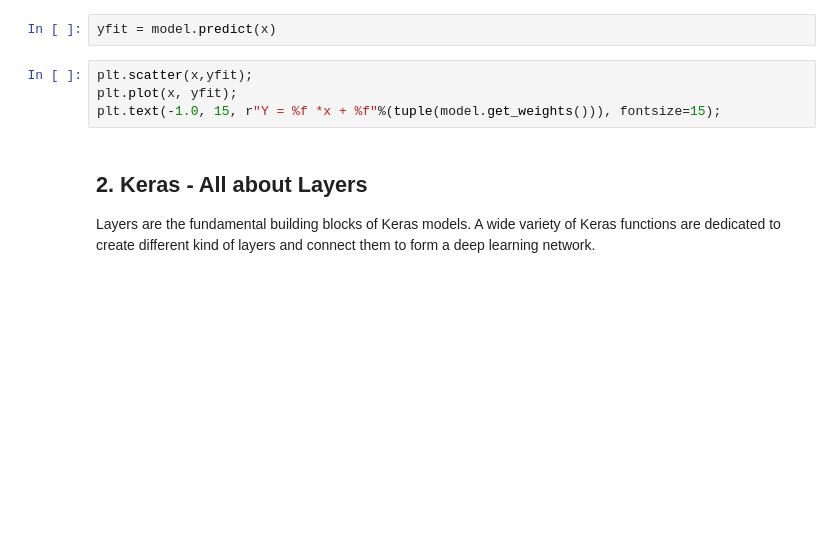
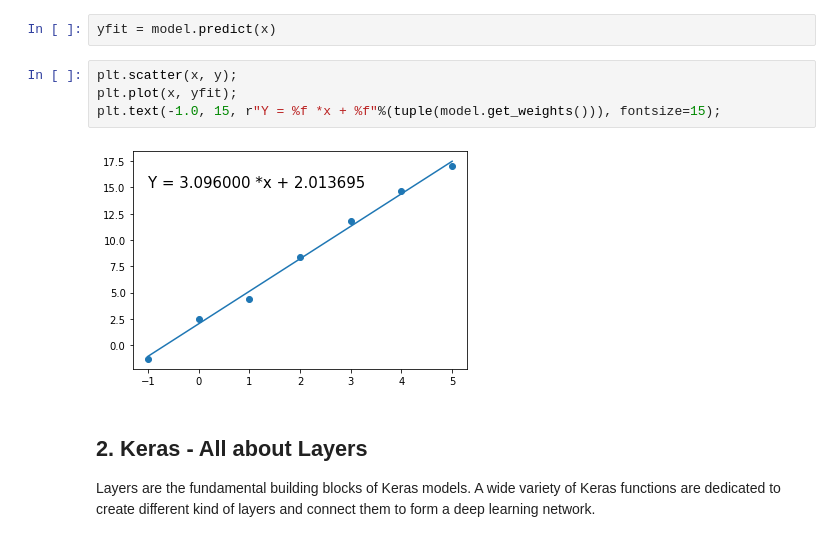
Before and after one commit to jtao/dswebinar, a Jupyter notebook: keras/keras.ipynb, the cells around one changed output. Saved outputs shown, nothing was run; the diff lists cells and outputs as text; blank space fills up the shorter version.

```diff
--- a/keras/keras.ipynb
+++ b/keras/keras.ipynb
@@ -49,9 +53,11 @@ model.fit(x,y,epochs=500, verbose=0);
 # %%
 yfit = model.predict(x)
 # %%
-plt.scatter(x,yfit);
+plt.scatter(x, y);
 plt.plot(x, yfit);
 plt.text(-1.0, 15, r"Y = %f *x + %f"%(tuple(model.get_weights())), fontsize=15);
+# %% [output]
+[figure, added]
 # %% [markdown]
 ## 2. Keras - All about Layers
 Layers are the fundamental building blocks of Keras models. A wide variety of Keras functions are dedicated to create different kind of layers and connect them to form a deep learning network.
```
Also changed, not shown: parts of 4 cells of this notebook.
